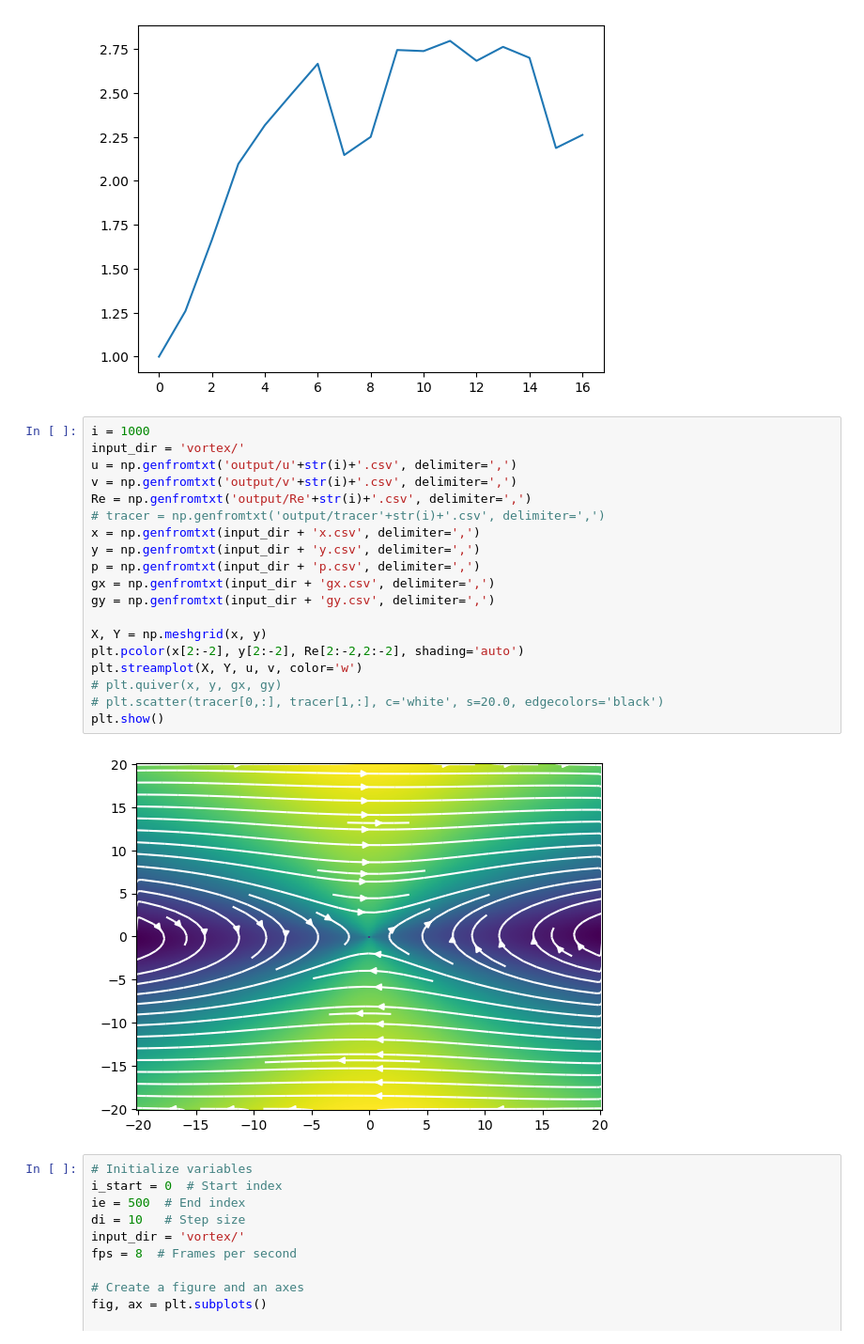
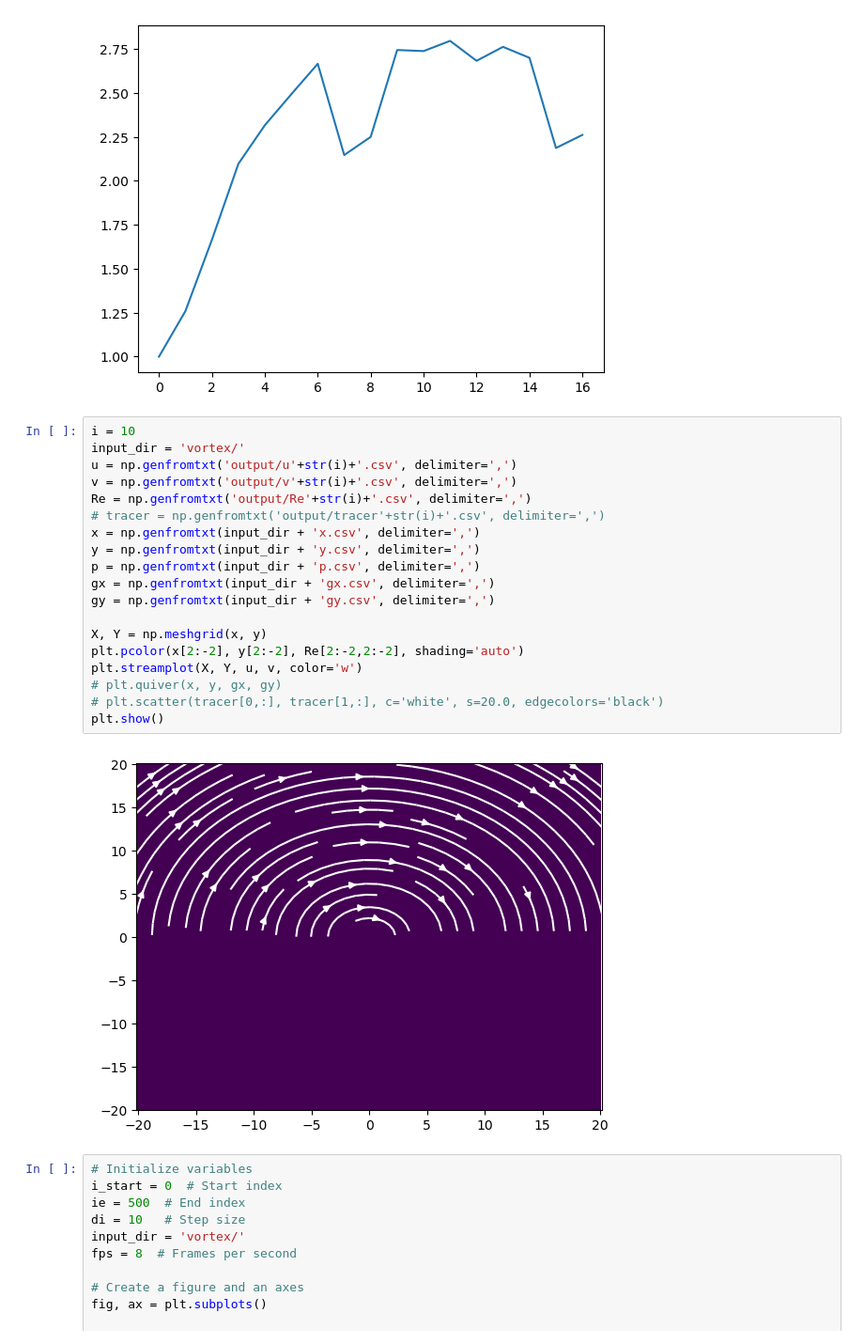
Before and after one commit to cmse822/final-project-ianfreeman519, a Jupyter notebook: project_files/plotting.ipynb, the cells around one changed output. Shown: that part at 94% size. Saved outputs shown, nothing was run; the diff lists cells and outputs as text.

```diff
--- a/project_files/plotting.ipynb
+++ b/project_files/plotting.ipynb
@@ -15,26 +15,26 @@ plt.show()
 # %% [output]
 [figure]
 # %%
-i = 1000
+i = 10
 input_dir = 'vortex/'
 u = np.genfromtxt('output/u'+str(i)+'.csv', delimiter=',')
 v = np.genfromtxt('output/v'+str(i)+'.csv', delimiter=',')
 Re = np.genfromtxt('output/Re'+str(i)+'.csv', delimiter=',')
 # tracer = np.genfromtxt('output/tracer'+str(i)+'.csv', delimiter=',')
 x = np.genfromtxt(input_dir + 'x.csv', delimiter=',')
 y = np.genfromtxt(input_dir + 'y.csv', delimiter=',')
 p = np.genfromtxt(input_dir + 'p.csv', delimiter=',')
 gx = np.genfromtxt(input_dir + 'gx.csv', delimiter=',')
 gy = np.genfromtxt(input_dir + 'gy.csv', delimiter=',')
 
 X, Y = np.meshgrid(x, y)
 plt.pcolor(x[2:-2], y[2:-2], Re[2:-2,2:-2], shading='auto')
 plt.streamplot(X, Y, u, v, color='w')
 # plt.quiver(x, y, gx, gy)
 # plt.scatter(tracer[0,:], tracer[1,:], c='white', s=20.0, edgecolors='black')
 plt.show()
 # %% [output]
-[figure, old version]
+[figure, new version]
 # %%
 # Initialize variables
 i_start = 0  # Start index
```
Also changed, not shown: 6 other files.
